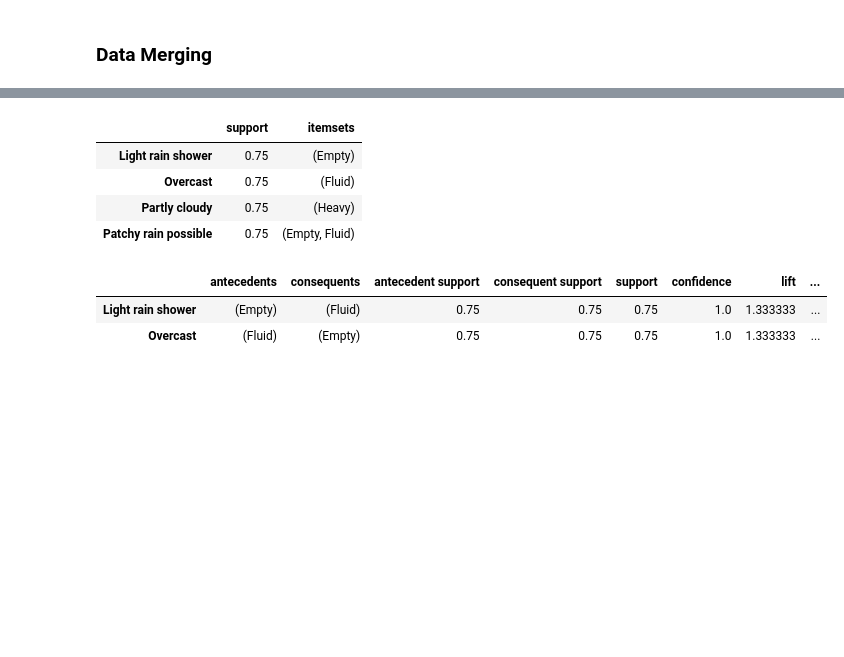
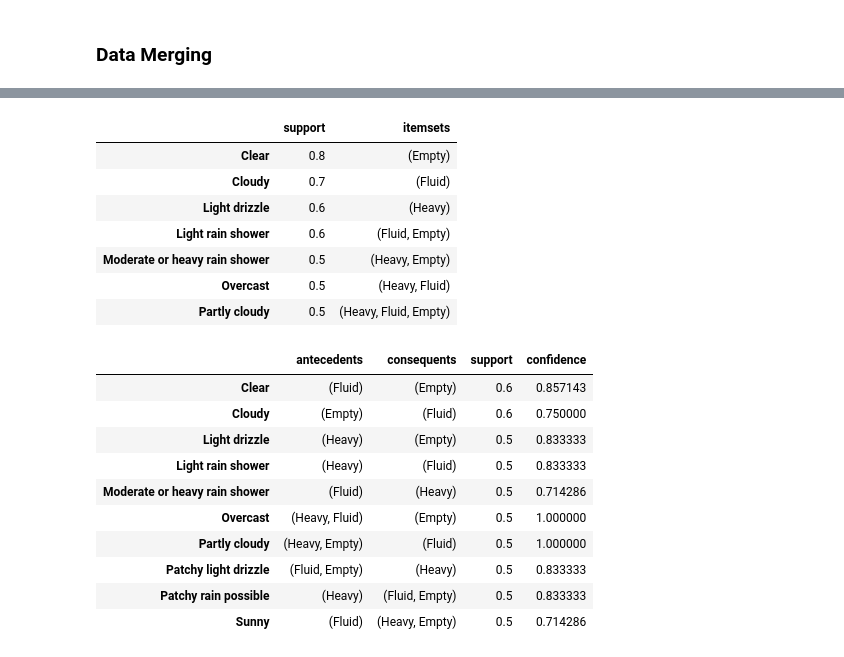
Before and after one commit to saddansyah/association-rules-with-apriori, a Jupyter notebook: index.ipynb, the cells around one changed output, grey strips where cells are left out. Drawn from its saved outputs; the diff is of its cells as text; code cells hidden in the pictures; blank space fills up the shorter version.

```diff
--- a/index.ipynb
+++ b/index.ipynb
@@ -130,7 +260,7 @@ dfindex = df_filter.index.tolist()
 
 for i in range (len(df_filter)):
     currentList = [dflist[i][item] for item in range(len(dflist[i])) if not(pd.isnull(dflist[i][item])) == True]
-    itemsetList.append([currentList[item] for item in range(len(currentList)) if currentList[item] != currentList[item-1]] if len(currentList) > 1 else currentList)
+    itemsetList.append(currentList)
 
 itemsetList
 # %% [output]
@@ -140,0 +284,11 @@ itemsetList
+# %%
+cleanedList = [[] for _ in range(len(itemsetList))]
+
+for i in range(len(itemsetList)):
+    for item in itemsetList[i]:
+        if item in cleanedList[i]:
+            continue
+        else:
+            cleanedList[i].append(item)
+
+cleanedList
@@ -141,6 +306,6 @@ itemsetList
 # %%
 te = TransactionEncoder()
-te_ary = te.fit(itemsetList).transform(itemsetList)
+te_ary = te.fit(cleanedList).transform(cleanedList)
 # %%
 df_try = pd.DataFrame(te_ary, columns=te.columns_)
 df_try
@@ -153,21 +324,33 @@ df_try
 # %%
-frequent_itemsets = apriori(df_try, min_support=0.6, use_colnames=True)
+frequent_itemsets = apriori(df_try, min_support=0.5, use_colnames=True)
 frequent_itemsets.set_index(pd.Index(dfindex[:len(frequent_itemsets)]), inplace=True)
 
 frequent_itemsets
 # %% [output]
 |  | support | itemsets |
-| Light rain shower | 0.75 | (Empty) |
-| Overcast | 0.75 | (Fluid) |
-| Partly cloudy | 0.75 | (Heavy) |
-| Patchy rain possible | 0.75 | (Empty, Fluid) |
+| Clear | 0.8 | (Empty) |
+| Cloudy | 0.7 | (Fluid) |
+| Light drizzle | 0.6 | (Heavy) |
+| Light rain shower | 0.6 | (Fluid, Empty) |
+| Moderate or heavy rain shower | 0.5 | (Heavy, Empty) |
+| Overcast | 0.5 | (Heavy, Fluid) |
+| Partly cloudy | 0.5 | (Heavy, Fluid, Empty) |
 # %%
 from mlxtend.frequent_patterns import association_rules
 res = association_rules(frequent_itemsets, metric="confidence", min_threshold=0.7)
 res.set_index(pd.Index(dfindex[:len(res)]), inplace=True)
 
+res = res[['antecedents', 'consequents', 'support', 'confidence']]
 res
 # %% [output]
-|  | antecedents | consequents | antecedent support | consequent support | support | confidence | lift | ... |
-| Light rain shower | (Empty) | (Fluid) | 0.75 | 0.75 | 0.75 | 1.0 | 1.333333 | ... |
-| Overcast | (Fluid) | (Empty) | 0.75 | 0.75 | 0.75 | 1.0 | 1.333333 | ... |
+|  | antecedents | consequents | support | confidence |
+| Clear | (Fluid) | (Empty) | 0.6 | 0.857143 |
+| Cloudy | (Empty) | (Fluid) | 0.6 | 0.750000 |
+| Light drizzle | (Heavy) | (Empty) | 0.5 | 0.833333 |
+| Light rain shower | (Heavy) | (Fluid) | 0.5 | 0.833333 |
+| Moderate or heavy rain shower | (Fluid) | (Heavy) | 0.5 | 0.714286 |
+| Overcast | (Heavy, Fluid) | (Empty) | 0.5 | 1.000000 |
+| Partly cloudy | (Heavy, Empty) | (Fluid) | 0.5 | 1.000000 |
+| Patchy light drizzle | (Fluid, Empty) | (Heavy) | 0.5 | 0.833333 |
+| Patchy rain possible | (Heavy) | (Fluid, Empty) | 0.5 | 0.833333 |
+| Sunny | (Fluid) | (Heavy, Empty) | 0.5 | 0.714286 |
```
Also changed, not shown: parts of 30 cells of this notebook, 2 other files.
